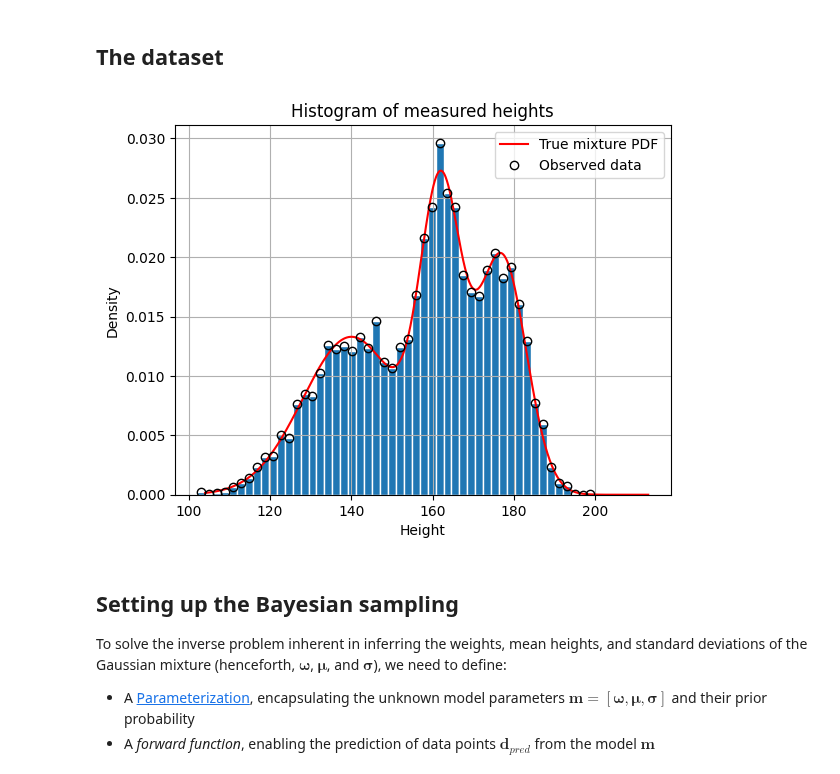
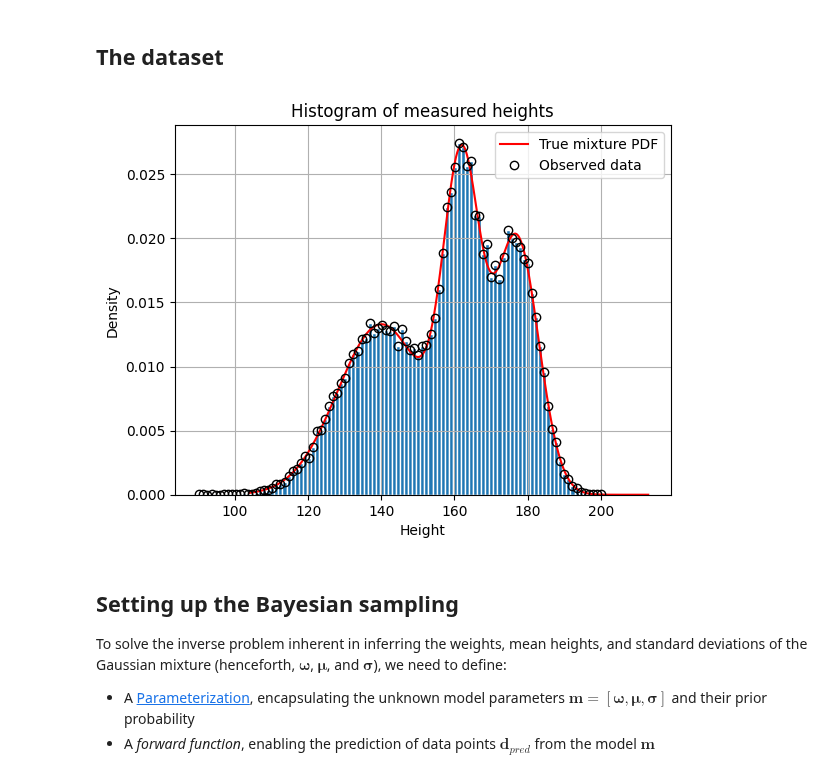
Before and after one commit to fmagrini/bayes-bay, a Jupyter notebook: docs/source/tutorials/3_transd_gaussian_mixture.ipynb, the cells around one changed output. Drawn from its saved outputs; the diff is of its cells as text; code cells hidden in the pictures.

```diff
--- a/docs/source/tutorials/3_transd_gaussian_mixture.ipynb
+++ b/docs/source/tutorials/3_transd_gaussian_mixture.ipynb
@@ -34,7 +34,7 @@ np.random.seed(30)
 MEANS = [140, 162, 177]  # Means of the Gaussians
 STDS = [12, 5, 6]  # Standard deviations of the Gaussians
 WEIGHTS = [0.4, 0.3, 0.3]  # Weights of each Gaussian in the mixture
-N_SAMPLES = 10_000 # Number of samples to generate
+N_SAMPLES = 50_000 # Number of samples to generate
 # %%
 def gaussian(x, mu, sigma):
     return 1 / (sigma * sqrt(2*pi)) * np.exp(-0.5 * ((x - mu) / sigma)**2)
@@ -65,18 +65,18 @@ for mean, std, weight in zip(MEANS, STDS, WEIGHTS):
 # %%
 fig, ax = plt.subplots()
 ax.set_title('Histogram of measured heights')
-data_obs, bins, _ = ax.hist(samples, bins=50, density=True, ec='w')
+data_obs, bins, _ = ax.hist(samples, bins=100, density=True, ec='w')
 data_x = (bins[:-1] + bins[1:]) / 2 # take the midpoint of each bin
 plt.plot(xs, pdf_true, label='True mixture PDF', color='r')
 plt.plot(data_x, data_obs, 'ko', label='Observed data', markerfacecolor='None')
 
 ax.set_xlabel('Height')
 ax.set_ylabel('Density')
 ax.grid()
 ax.legend()
 plt.show()
 # %% [output]
-[figure, old version]
+[figure, new version]
 # %% [markdown]
 ## Setting up the Bayesian sampling
 
```
Also changed, not shown: parts of 1 cell of this notebook, 4 other files.
